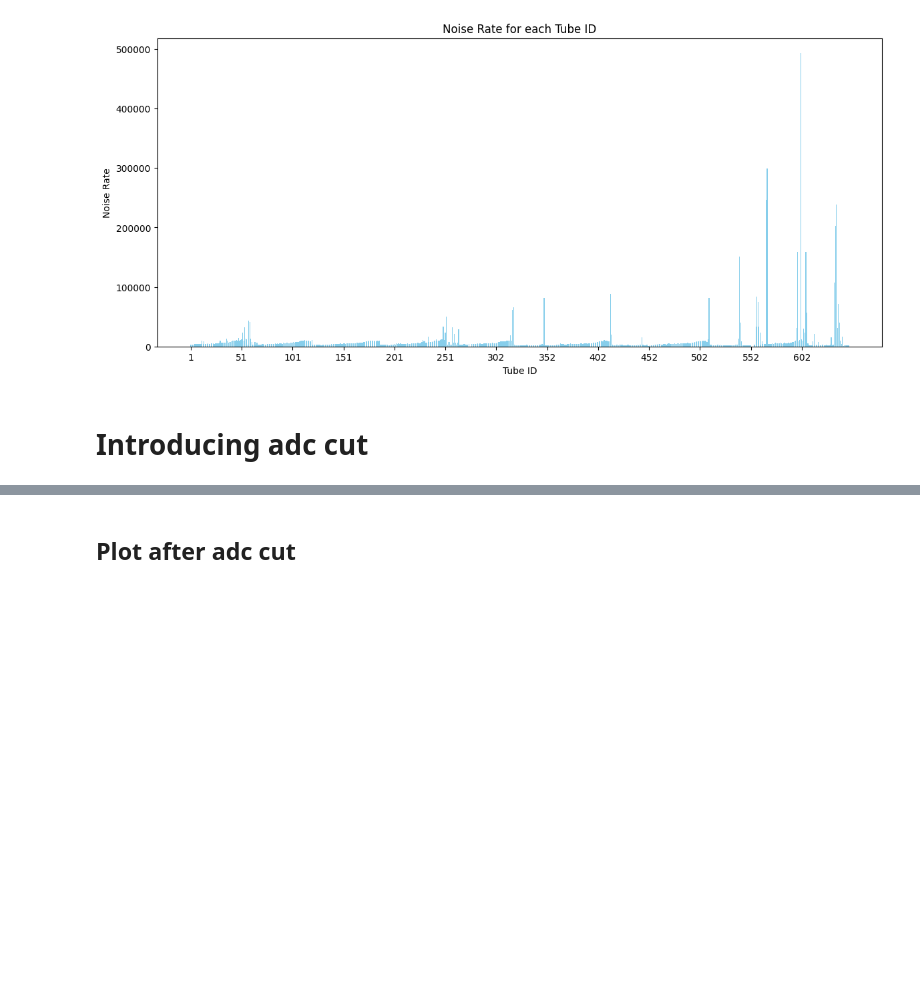
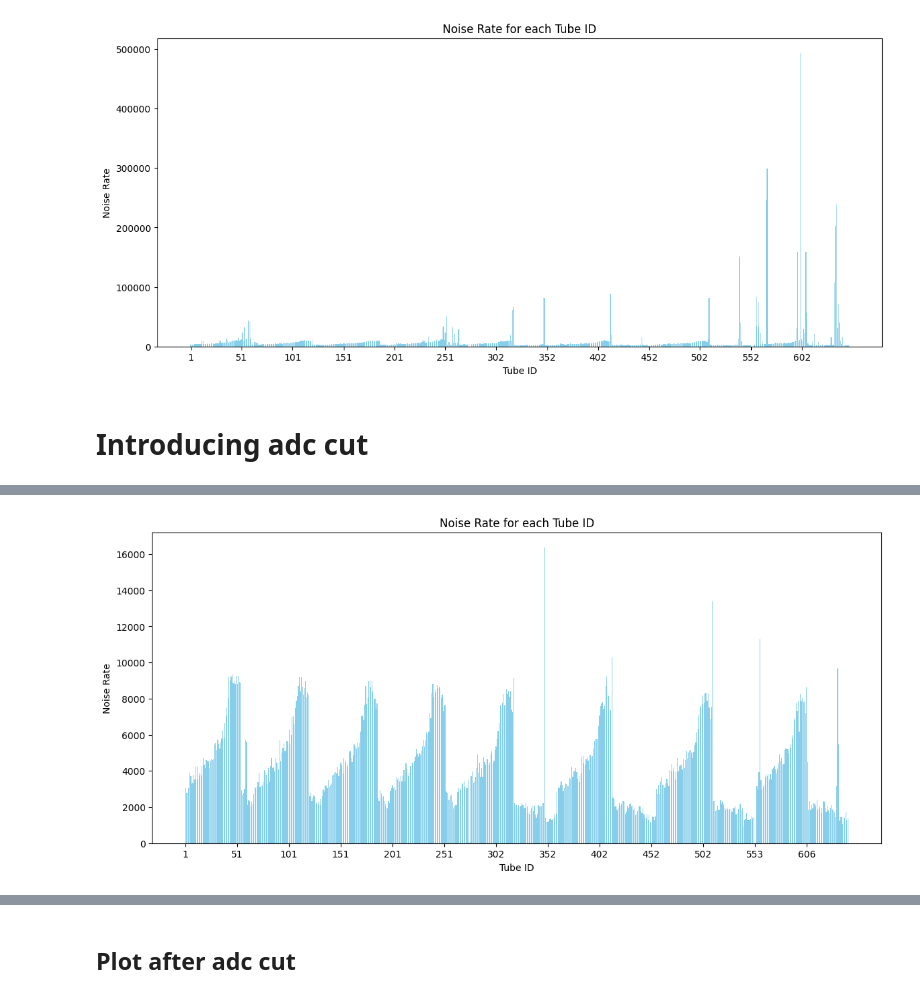
Before and after one commit to ppriyanka8/ATLAS, a Jupyter notebook: BIS7A16.ipynb, the cells around one changed output, grey strips where cells are left out. Cells and saved outputs as stored; diff of their text form; code cells hidden in the pictures; blank space fills up the shorter version.

```diff
--- a/BIS7A16.ipynb
+++ b/BIS7A16.ipynb
@@ -286,0 +262,7 @@ df_new_with_cut
+# %%
+#extracting all tubes having noisy_rate more than 20k
+extracted_df_aftr_removing_noisy_tubes=extracted_df[extracted_df['Noise_rate']<20000]
+extracted_df_aftr_removing_noisy_tubes
+plot_for_noise_rate(extracted_df_aftr_removing_noisy_tubes)
+# %% [output]
+[figure, added]
```
Also changed, not shown: parts of 14 cells of this notebook.
